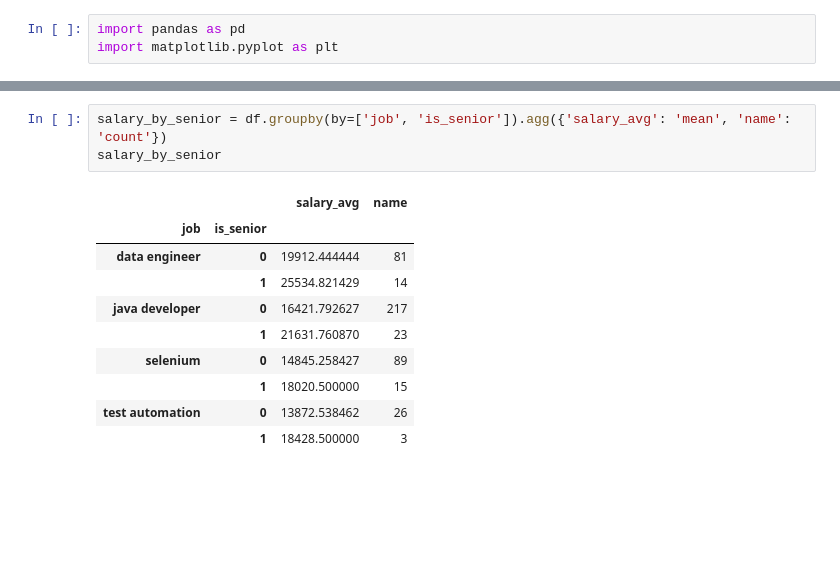
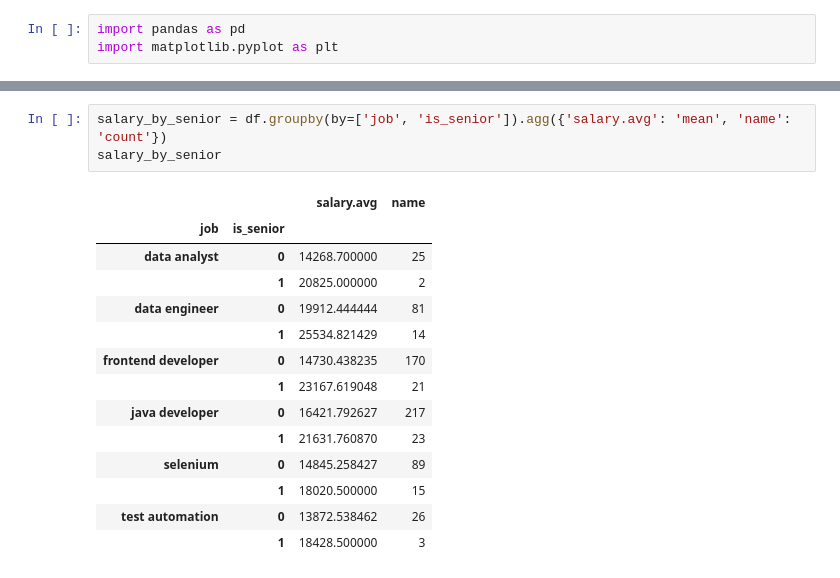
Before and after one commit to misiekofski/pad11_przykladowe_rozwiazania, a Jupyter notebook: rozwiazanie/notebooks/04-DataAnalysis.ipynb, the cells around one changed output, grey strips where cells are left out. Cells and saved outputs as stored; diff of their text form; blank space fills up the shorter version.

```diff
--- a/rozwiazanie/notebooks/04-DataAnalysis.ipynb
+++ b/rozwiazanie/notebooks/04-DataAnalysis.ipynb
@@ -105,11 +108,15 @@ df.pivot_table(index='location.city', columns='job', values='salary_avg').plot(k
 # %%
-salary_by_senior = df.groupby(by=['job', 'is_senior']).agg({'salary_avg': 'mean', 'name': 'count'})
+salary_by_senior = df.groupby(by=['job', 'is_senior']).agg({'salary.avg': 'mean', 'name': 'count'})
 salary_by_senior
 # %% [output]
-|  |  | salary_avg | name |
+|  |  | salary.avg | name |
 | job | is_senior |  |  |
+| data analyst | 0 | 14268.700000 | 25 |
+|  | 1 | 20825.000000 | 2 |
 | data engineer | 0 | 19912.444444 | 81 |
 |  | 1 | 25534.821429 | 14 |
+| frontend developer | 0 | 14730.438235 | 170 |
+|  | 1 | 23167.619048 | 21 |
 | java developer | 0 | 16421.792627 | 217 |
 |  | 1 | 21631.760870 | 23 |
 | selenium | 0 | 14845.258427 | 89 |
```
Also changed, not shown: parts of 6 cells of this notebook, 2 other files.
